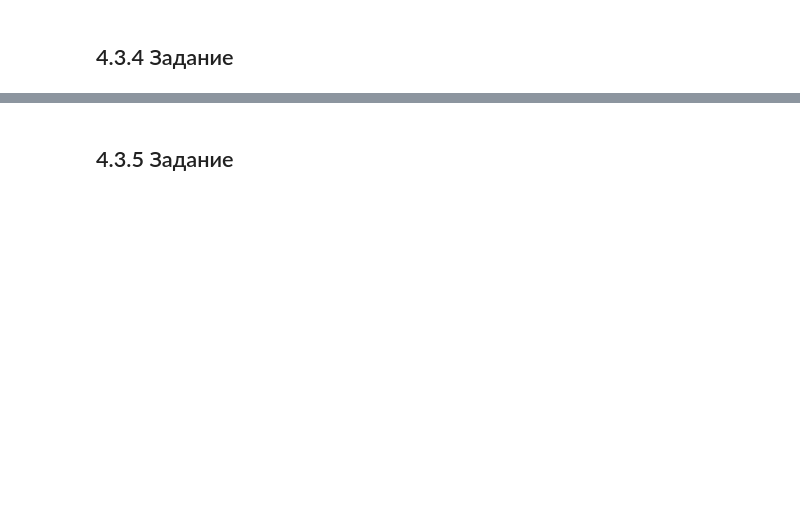
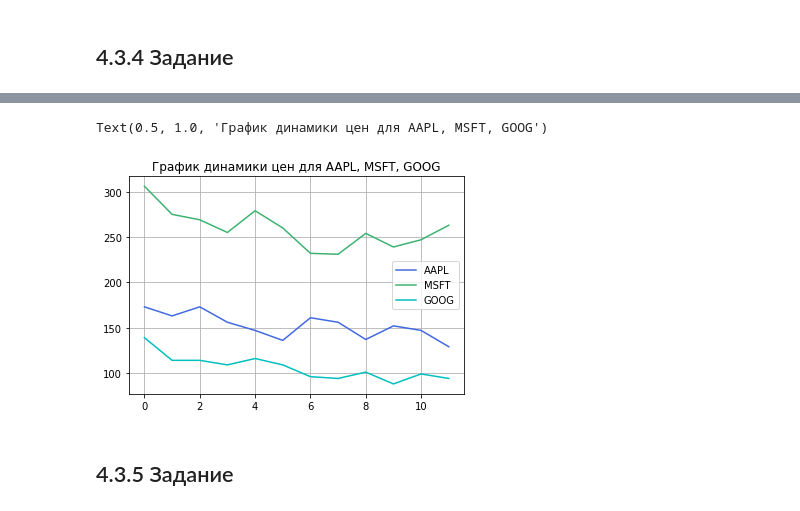
Before and after one commit to 8268826/AISemester3, a Jupyter notebook: AISemester3.ipynb, the cells around one changed output, grey strips where cells are left out. Cells and saved outputs as stored; diff of their text form; code cells hidden in the pictures; blank space fills up the shorter version.

```diff
--- a/AISemester3.ipynb
+++ b/AISemester3.ipynb
@@ -203,3 +154,17 @@ funct()
+# %%
+import matplotlib.pyplot as plt
+apple = [173,163,173,156,147,136,161,156,137,152,147,129]
+micro = [306,275,269,255,279,260,232,231,254,239,247,263]
+goog = [139,114,114,109,116,109,96,94,101,88,99,94]
+plt.plot(apple,color = 'royalblue',label = 'AAPL')
+plt.plot(micro, color = 'mediumseagreen',label = 'MSFT')
+plt.plot(goog, color = 'c',label = 'GOOG')
+plt.legend()
+plt.grid()
+plt.title("График динамики цен для AAPL, MSFT, GOOG")
+# %% [output]
+Text(0.5, 1.0, 'График динамики цен для AAPL, MSFT, GOOG')
+[figure, added]
 # %% [markdown]
 ## 4.3.5 Задание
 # %%
```
Also changed, not shown: parts of 7 cells of this notebook.
